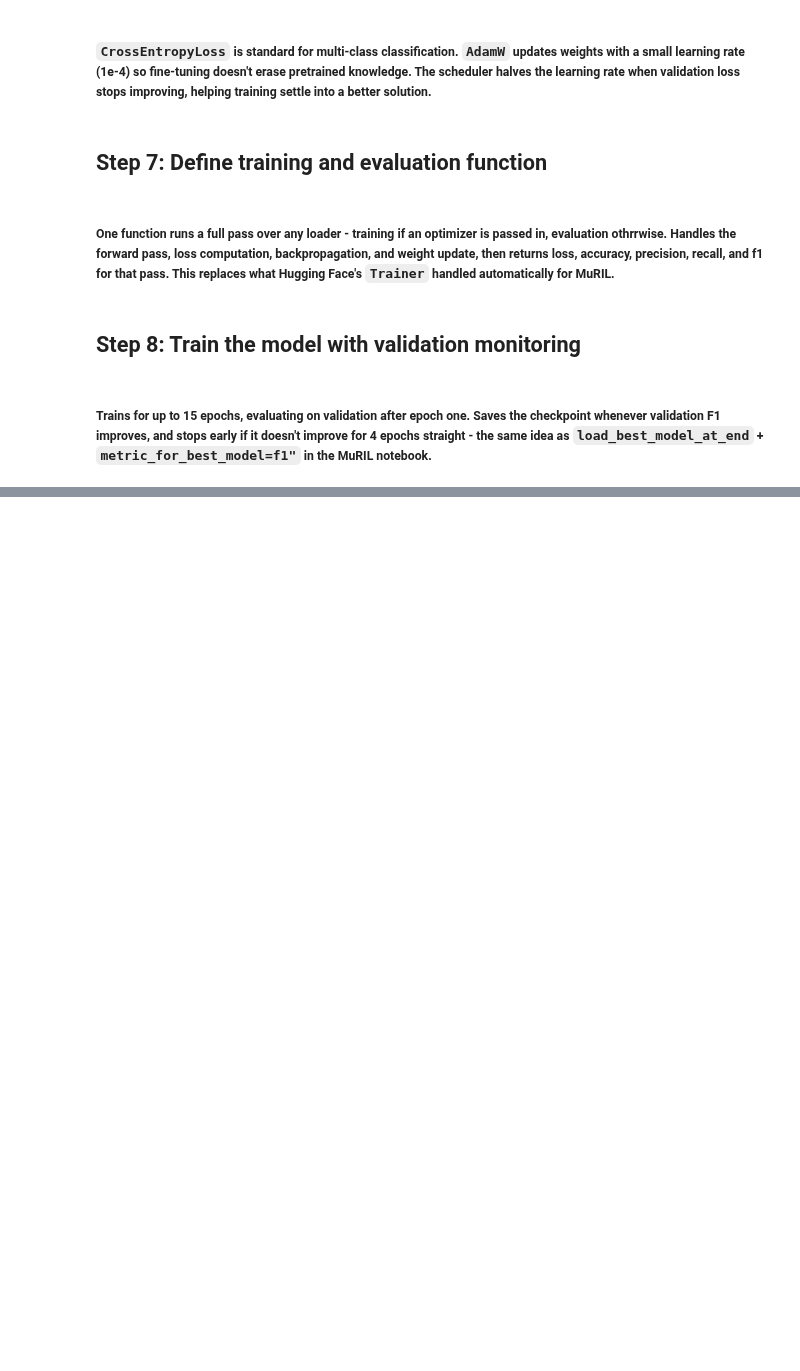
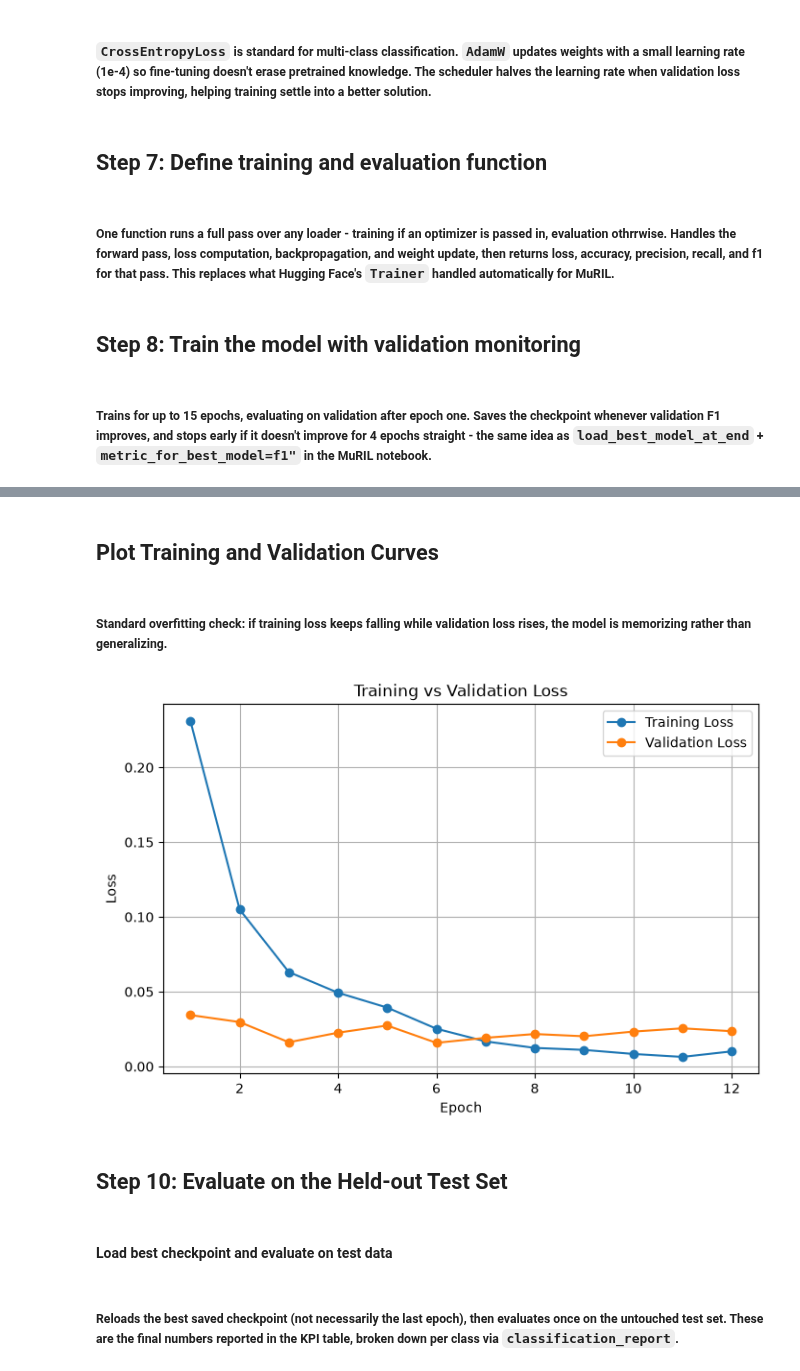
Before and after one commit to AmritaPudasaini/CivicAI-FinalYearProject, a Jupyter notebook: efficientnetB0.ipynb, the cells around one changed output, grey strips where cells are left out. Drawn from its saved outputs; the diff is of its cells as text; code cells hidden in the pictures; blank space fills up the shorter version.

```diff
--- a/efficientnetB0.ipynb
+++ b/efficientnetB0.ipynb
@@ -205,7 +205,7 @@ assert train_data.classes == val_data.classes == test_data.classes
 print("Class to index mapping:", train_data.class_to_idx)
 print("Train:", len(train_data), "Validation:", len(val_data), "Test:", len(test_data))
 
-BATCH_SIZE = 32
+BATCH_SIZE = 8
 train_loader = DataLoader(train_data, batch_size=BATCH_SIZE, shuffle=True, num_workers = 0)
 val_loader = DataLoader(val_data, batch_size=BATCH_SIZE, shuffle=False, num_workers = 0)
 test_loader = DataLoader(test_data, batch_size=BATCH_SIZE, shuffle=False, num_workers = 0)
@@ -317,0 +408,24 @@ print("Best validation F1:", round(best_f1, 4))
+# %% [markdown]
+## Plot Training and Validation Curves
+# %% [markdown]
+##### Standard overfitting check: if training loss keeps falling while validation loss rises, the model is memorizing rather than generalizing.
+# %%
+epochs_range = range(1, len(history["train_loss"]) + 1)
+
+plt.figure(figsize=(8, 5))
+plt.plot(epochs_range, history["train_loss"], label="Training Loss", marker="o")
+plt.plot(epochs_range, history["val_loss"], label="Validation Loss", marker="o")
+plt.xlabel("Epoch")
+plt.ylabel("Loss")
+plt.title("Training vs Validation Loss")
+plt.legend()
+plt.grid(True)
+plt.show()
+# %% [output]
+[figure, added]
+# %% [markdown]
+## Step 10: Evaluate on the Held-out Test Set
+# %% [markdown]
+#### Load best checkpoint and evaluate on test data
+# %% [markdown]
+##### Reloads the best saved checkpoint (not necessarily the last epoch), then evaluates once on the untouched test set. These are the final numbers reported in the KPI table, broken down per class via `classification_report`.
```
Also changed, not shown: parts of 9 cells of this notebook.
